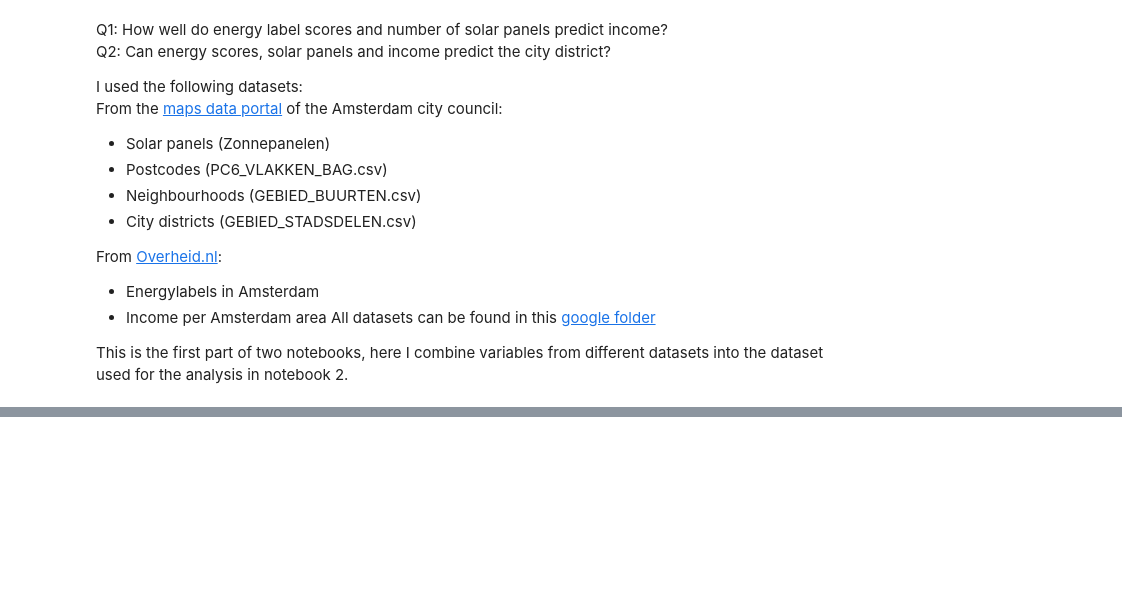
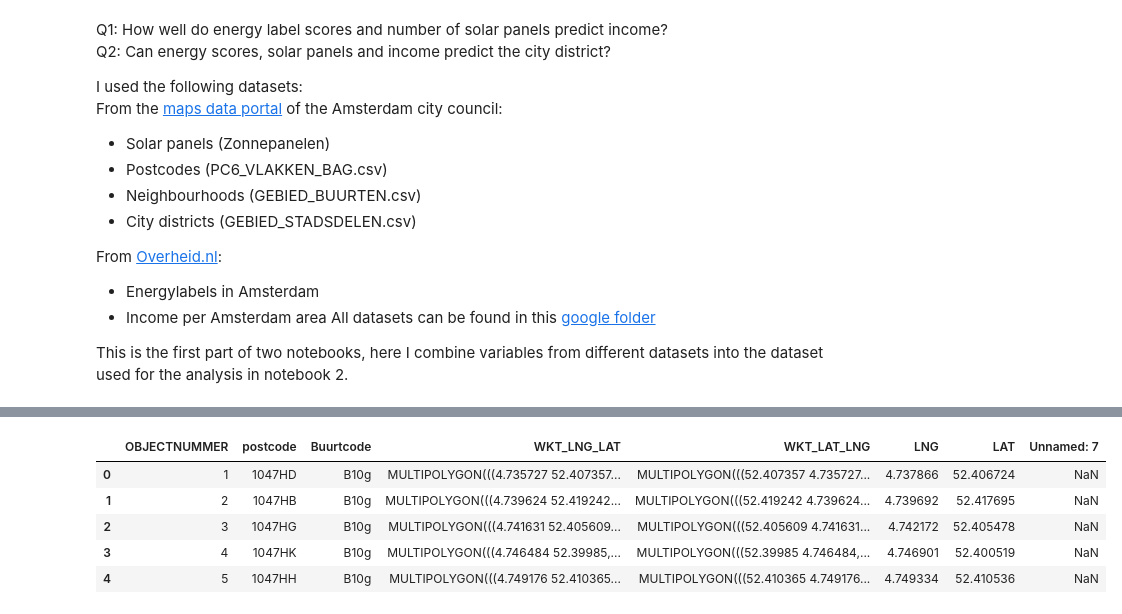
Before and after one commit to paoloironhack/dataptams2020, a Jupyter notebook: projects/Project_5_machine_learning/your-code/Project5_notebook.ipynb, the cells around one changed output, grey strips where cells are left out. Cells and saved outputs as stored; diff of their text form; code cells hidden in the pictures; blank space fills up the shorter version.

```diff
--- a/projects/Project_5_machine_learning/your-code/Project5_notebook.ipynb
+++ b/projects/Project_5_machine_learning/your-code/Project5_notebook.ipynb
@@ -62,8 +99,15 @@ energy_labels_df.head()
 # %%
 # add buurtcodes
-postcodes = pd.read_csv('PC6_VLAKKEN_BAG.csv', sep = ';')
+postcodes = pd.read_csv('../data/PC6_VLAKKEN_BAG.csv', sep = ';')
 postcodes = postcodes.rename(columns = {'Postcode6':'postcode'})
 postcodes.head()
+# %% [output]
+|  | OBJECTNUMMER | postcode | Buurtcode | WKT_LNG_LAT | WKT_LAT_LNG | LNG | LAT | Unnamed: 7 |
+| 0 | 1 | 1047HD | B10g | MULTIPOLYGON(((4.735727 52.407357... | MULTIPOLYGON(((52.407357 4.735727... | 4.737866 | 52.406724 | NaN |
+| 1 | 2 | 1047HB | B10g | MULTIPOLYGON(((4.739624 52.419242... | MULTIPOLYGON(((52.419242 4.739624... | 4.739692 | 52.417695 | NaN |
+| 2 | 3 | 1047HG | B10g | MULTIPOLYGON(((4.741631 52.405609... | MULTIPOLYGON(((52.405609 4.741631... | 4.742172 | 52.405478 | NaN |
+| 3 | 4 | 1047HK | B10g | MULTIPOLYGON(((4.746484 52.39985,... | MULTIPOLYGON(((52.39985 4.746484,... | 4.746901 | 52.400519 | NaN |
+| 4 | 5 | 1047HH | B10g | MULTIPOLYGON(((4.749176 52.410365... | MULTIPOLYGON(((52.410365 4.749176... | 4.749334 | 52.410536 | NaN |
 # %%
 pc_select = postcodes[['postcode', 'Buurtcode']]
 # %%
```
Also changed, not shown: parts of 31 cells of this notebook, 1 other file.
